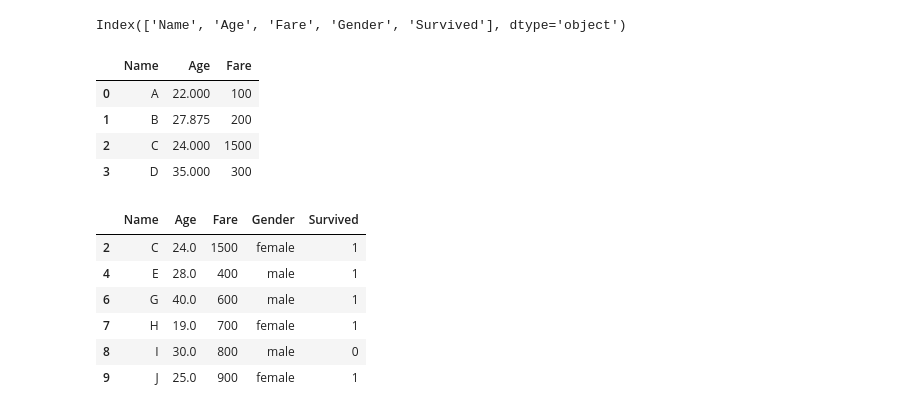
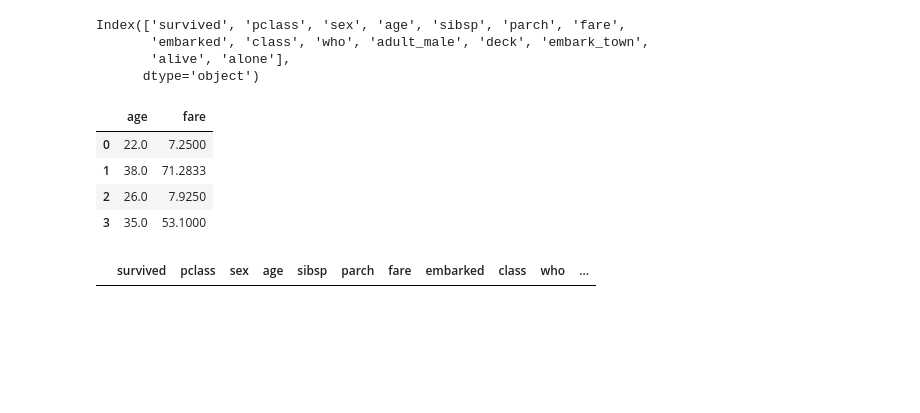
Before and after one commit to Tanupanchal26/VLAUE_ADDED-COURSE, a Jupyter notebook: TASK_7.ipynb, the cells around one changed output. Drawn from its saved outputs; the diff is of its cells as text; code cells hidden in the pictures; blank space fills up the shorter version.

```diff
--- a/TASK_7.ipynb
+++ b/TASK_7.ipynb
@@ -30,3 +3,8 @@ print(df)
+# %%
+import seaborn as sns
+import pandas as pd
+df = sns.load_dataset("titanic")
+df.to_csv("Titanic.csv", index=False)
 # %%
 df.head()
 # %% [output]
@@ -82,6 +75,6 @@ df.isnull().sum()
 dtype: int64
 # %%
-df["Age"].fillna(df["Age"].mean(), inplace=True)
+df["age"].fillna(df["age"].mean(), inplace=True)
 # %% [output]
 The behavior will change in pandas 3.0. This inplace method will never work because the intermediate object on which we are setting values always behaves as a copy.
 
@@ -96,8 +89,8 @@ np.int64(0)
 # %%
 df.drop_duplicates(inplace=True)
 # %%
-Q1 = df["Fare"].quantile(0.25)
-Q3 = df["Fare"].quantile(0.75)
+Q1 = df["fare"].quantile(0.25)
+Q3 = df["fare"].quantile(0.75)
 IQR = Q3 - Q1
 
 lower = Q1 - 1.5 * IQR
@@ -111,25 +114,22 @@ df[(df["Fare"] < lower) | (df["Fare"] > upper)]
 # %%
-df = df[(df["Fare"] >= lower) & (df["Fare"] <= upper)]
+df["fare"] = df["fare"].clip(lower, upper)
 # %%
 df.columns
 # %% [output]
-Index(['Name', 'Age', 'Fare', 'Gender', 'Survived'], dtype='object')
+Index(['survived', 'pclass', 'sex', 'age', 'sibsp', 'parch', 'fare',
+       'embarked', 'class', 'who', 'adult_male', 'deck', 'embark_town',
+       'alive', 'alone'],
+      dtype='object')
 # %%
-df.loc[0:3, ["Name", "Age", "Fare"]]
+df.loc[0:3, ["age", "fare"]]
 # %% [output]
-|  | Name | Age | Fare |
-| 0 | A | 22.000 | 100 |
-| 1 | B | 27.875 | 200 |
-| 2 | C | 24.000 | 1500 |
-| 3 | D | 35.000 | 300 |
+|  | age | fare |
+| 0 | 22.0 | 7.2500 |
+| 1 | 38.0 | 71.2833 |
+| 2 | 26.0 | 7.9250 |
+| 3 | 35.0 | 53.1000 |
 # %%
-df[df["Fare"] > 300]
+df[df["fare"] > 300]
 # %% [output]
-|  | Name | Age | Fare | Gender | Survived |
-| 2 | C | 24.0 | 1500 | female | 1 |
-| 4 | E | 28.0 | 400 | male | 1 |
-| 6 | G | 40.0 | 600 | male | 1 |
-| 7 | H | 19.0 | 700 | female | 1 |
-| 8 | I | 30.0 | 800 | male | 0 |
-| 9 | J | 25.0 | 900 | female | 1 |
+|  | survived | pclass | sex | age | sibsp | parch | fare | embarked | class | who | ... |
 # %%
```
Also changed, not shown: parts of 12 cells of this notebook.
